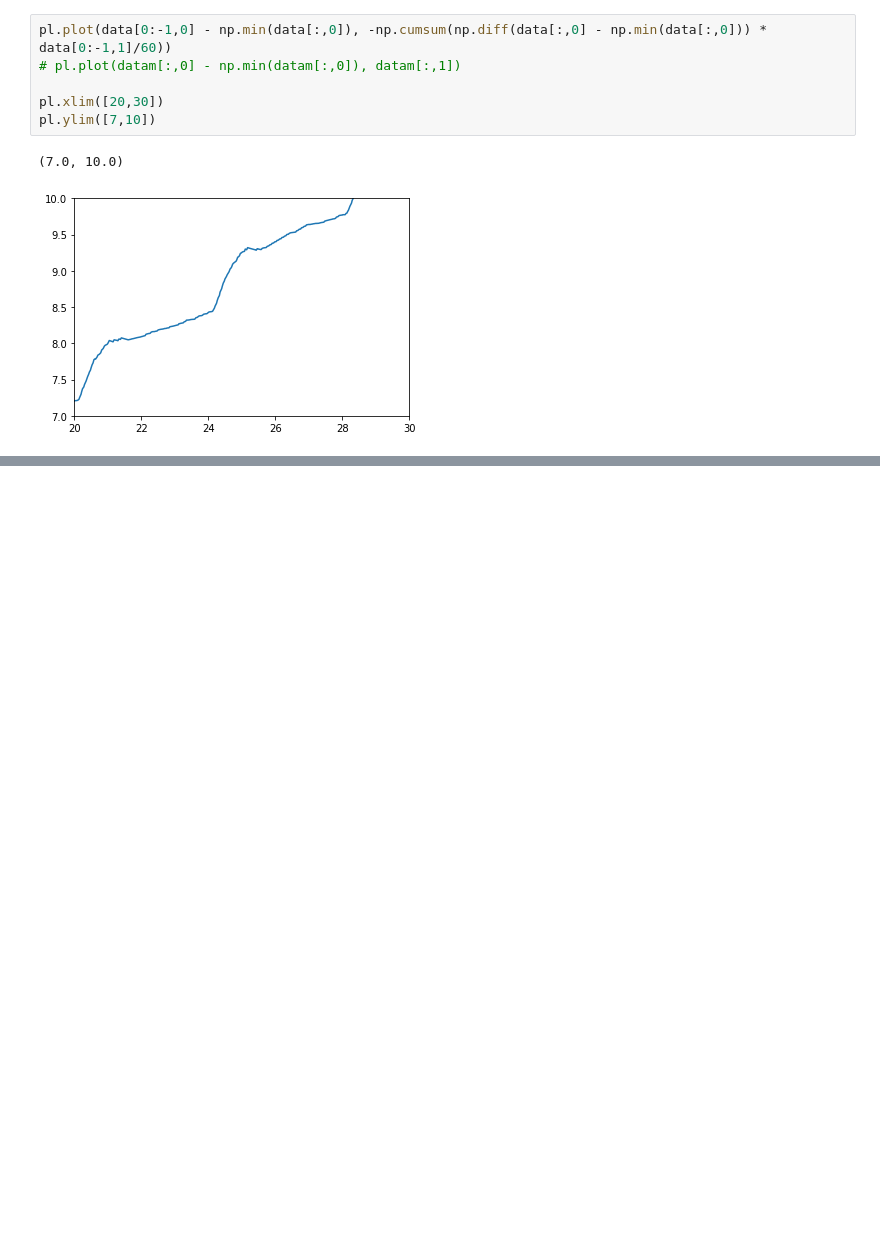
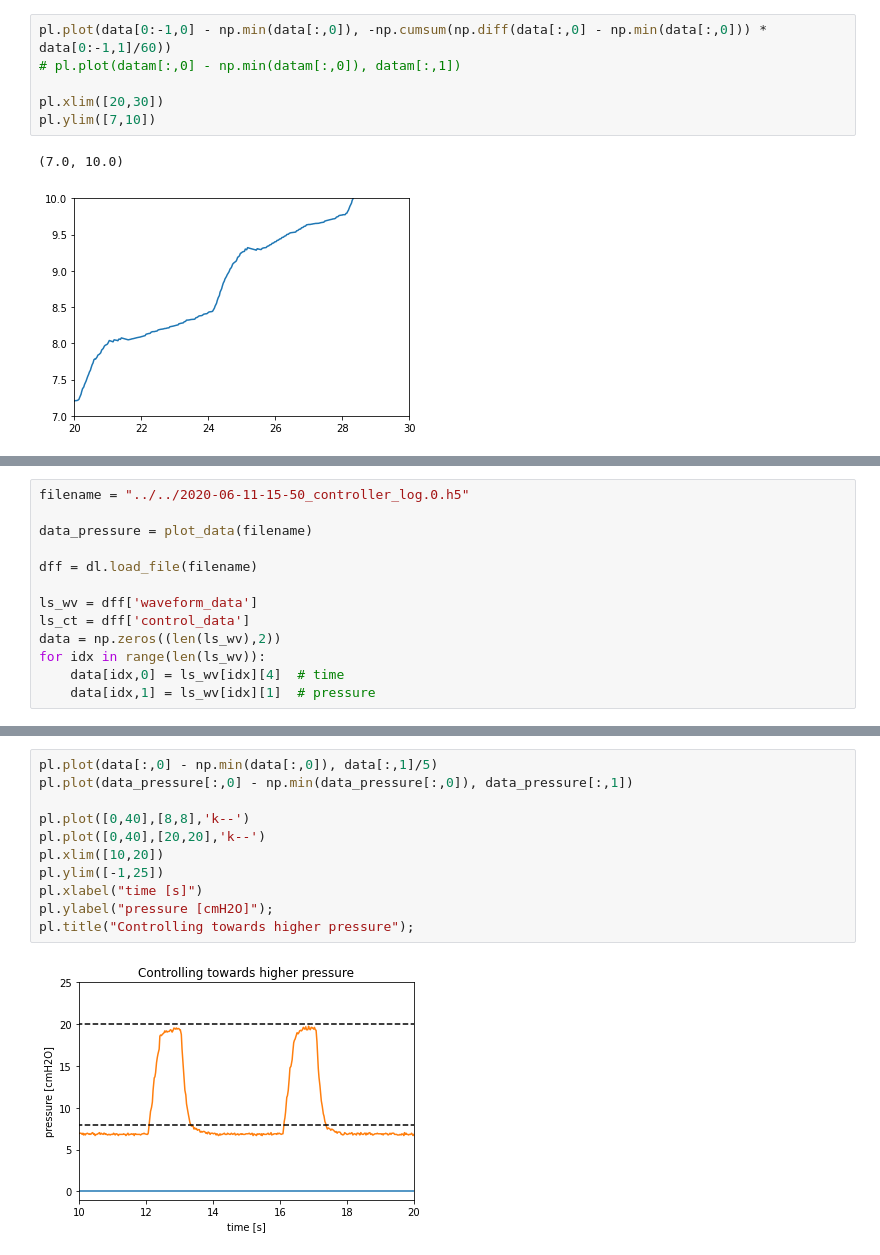
Before and after one commit to CohenLabPrinceton/pvp, a Jupyter notebook: sandbox/HOWTO_PlotData.ipynb, the cells around one changed output, grey strips where cells are left out. Saved outputs shown, nothing was run; the diff lists cells and outputs as text; blank space fills up the shorter version.

```diff
--- a/sandbox/HOWTO_PlotData.ipynb
+++ b/sandbox/HOWTO_PlotData.ipynb
@@ -104,0 +107,13 @@ pl.ylim([7,10])
+# %%
+filename = "../../2020-06-11-15-50_controller_log.0.h5"
+
+data_pressure = plot_data(filename)
+
+dff = dl.load_file(filename)
+
+ls_wv = dff['waveform_data']
+ls_ct = dff['control_data']
+data = np.zeros((len(ls_wv),2))
+for idx in range(len(ls_wv)):
+    data[idx,0] = ls_wv[idx][4]  # time
+    data[idx,1] = ls_wv[idx][1]  # pressure
@@ -104,0 +140,13 @@ pl.ylim([7,10])
+# %%
+pl.plot(data[:,0] - np.min(data[:,0]), data[:,1]/5)
+pl.plot(data_pressure[:,0] - np.min(data_pressure[:,0]), data_pressure[:,1])
+
+pl.plot([0,40],[8,8],'k--')
+pl.plot([0,40],[20,20],'k--')
+pl.xlim([10,20])
+pl.ylim([-1,25])
+pl.xlabel("time [s]")
+pl.ylabel("pressure [cmH2O]");
+pl.title("Controlling towards higher pressure");
+# %% [output]
+[figure, added]
```
Also changed, not shown: parts of 3 cells of this notebook, 1 other file.
